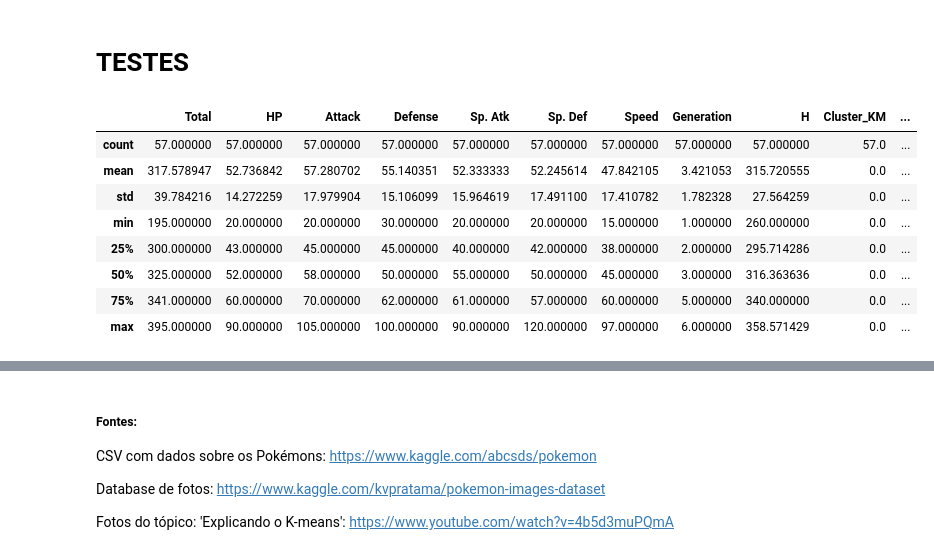
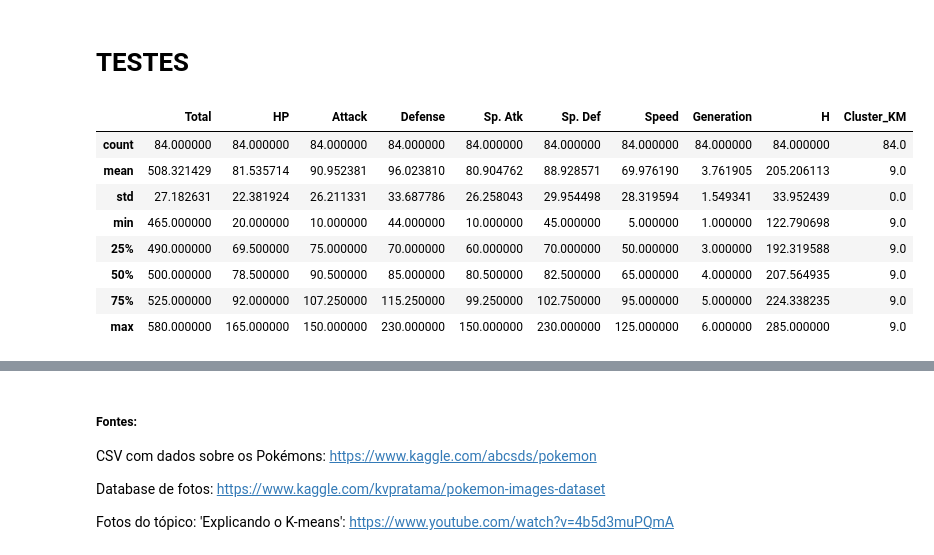
Before and after one commit to enricoan/Projeto-3--CDD, a Jupyter notebook: Projeto final Ciência dos Dados.ipynb, the cells around one changed output, grey strips where cells are left out. Saved outputs shown, nothing was run; the diff lists cells and outputs as text; code cells hidden in the pictures.

```diff
--- a/Projeto final Ciência dos Dados.ipynb
+++ b/Projeto final Ciência dos Dados.ipynb
@@ -76,3 +77,24 @@ plt.rcParams['figure.figsize'] = (15,15)
+# %%
+lis_cores_rgb_f = [] #lista que guardará os códigos RGB das cores predominantes em cada foto
+
+lis_cores_hsv_f = [] #lista que guardará os códigos HSV das cores predominantes em cada foto
+
+path = 'C:/Users/Enrico Aloisi Nardi/Desktop/Insper/SEGUNDO semestre/Ciência dos Dados/Projeto 3/Projeto-3--CDD/pokeimagens/'
+arq_na_pasta= os.listdir(path)
+
+for foto in arq_na_pasta:
+    color_thief = ColorThief(path + foto)
+
+    #recebendo a cor predominante de cada foto
+    cor_predominante_f = color_thief.get_color(quality=1)
+    lis_cores_rgb_f.append(cor_predominante_f)
+
+    # Colocando a variável "cor predominante" numa função que converte um código de cores RGB em HSV e vice-versa.
+    # Ela será utilzada para aumentar a 'precisão' da leitura da cor da foto feita pelo ColouThief, que entrega o resultado em RGB.
+    # Com a conversão RGB-HSV buscamos reduzir confusões feitas pelo programa por conta de pequenas diferenças na cor lida.
+    cor_predominante_hsv_f = colorsys.rgb_to_hsv(cor_predominante_f[0], cor_predominante_f[1], cor_predominante_f[2])
+
+    lis_cores_hsv_f.append(cor_predominante_hsv_f[0] * 360)
 # %% [markdown]
 Mudando a categoria do Pokémon de texto para número, uma vez que este é o único input aceito pelo algoritmo do KMeans.
 # %%
@@ -258,15 +292,15 @@ plt3d.scatter(c9_GMM.Total, c9_GMM.H, c9_GMM.Speed, color="sienna")
 # %% [markdown]
 # TESTES
 # %%
-c5_GMM.describe()
+c9_KM.describe()
 # %% [output]
-|  | Total | HP | Attack | Defense | Sp. Atk | Sp. Def | Speed | Generation | H | Cluster_KM | ... |
-| count | 57.000000 | 57.000000 | 57.000000 | 57.000000 | 57.000000 | 57.000000 | 57.000000 | 57.000000 | 57.000000 | 57.0 | ... |
-| mean | 317.578947 | 52.736842 | 57.280702 | 55.140351 | 52.333333 | 52.245614 | 47.842105 | 3.421053 | 315.720555 | 0.0 | ... |
-| std | 39.784216 | 14.272259 | 17.979904 | 15.106099 | 15.964619 | 17.491100 | 17.410782 | 1.782328 | 27.564259 | 0.0 | ... |
-| min | 195.000000 | 20.000000 | 20.000000 | 30.000000 | 20.000000 | 20.000000 | 15.000000 | 1.000000 | 260.000000 | 0.0 | ... |
-| 25% | 300.000000 | 43.000000 | 45.000000 | 45.000000 | 40.000000 | 42.000000 | 38.000000 | 2.000000 | 295.714286 | 0.0 | ... |
-| 50% | 325.000000 | 52.000000 | 58.000000 | 50.000000 | 55.000000 | 50.000000 | 45.000000 | 3.000000 | 316.363636 | 0.0 | ... |
-| 75% | 341.000000 | 60.000000 | 70.000000 | 62.000000 | 61.000000 | 57.000000 | 60.000000 | 5.000000 | 340.000000 | 0.0 | ... |
-| max | 395.000000 | 90.000000 | 105.000000 | 100.000000 | 90.000000 | 120.000000 | 97.000000 | 6.000000 | 358.571429 | 0.0 | ... |
+|  | Total | HP | Attack | Defense | Sp. Atk | Sp. Def | Speed | Generation | H | Cluster_KM |
+| count | 84.000000 | 84.000000 | 84.000000 | 84.000000 | 84.000000 | 84.000000 | 84.000000 | 84.000000 | 84.000000 | 84.0 |
+| mean | 508.321429 | 81.535714 | 90.952381 | 96.023810 | 80.904762 | 88.928571 | 69.976190 | 3.761905 | 205.206113 | 9.0 |
+| std | 27.182631 | 22.381924 | 26.211331 | 33.687786 | 26.258043 | 29.954498 | 28.319594 | 1.549341 | 33.952439 | 0.0 |
+| min | 465.000000 | 20.000000 | 10.000000 | 44.000000 | 10.000000 | 45.000000 | 5.000000 | 1.000000 | 122.790698 | 9.0 |
+| 25% | 490.000000 | 69.500000 | 75.000000 | 70.000000 | 60.000000 | 70.000000 | 50.000000 | 3.000000 | 192.319588 | 9.0 |
+| 50% | 500.000000 | 78.500000 | 90.500000 | 85.000000 | 80.500000 | 82.500000 | 65.000000 | 4.000000 | 207.564935 | 9.0 |
+| 75% | 525.000000 | 92.000000 | 107.250000 | 115.250000 | 99.250000 | 102.750000 | 95.000000 | 5.000000 | 224.338235 | 9.0 |
+| max | 580.000000 | 165.000000 | 150.000000 | 230.000000 | 150.000000 | 230.000000 | 125.000000 | 6.000000 | 285.000000 | 9.0 |
 # %%
```
Also changed, not shown: parts of 22 cells of this notebook, 2 other files.
